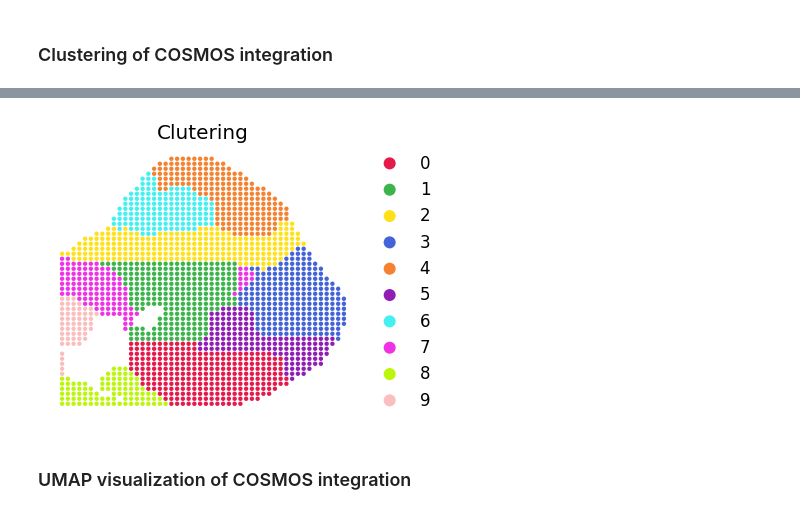
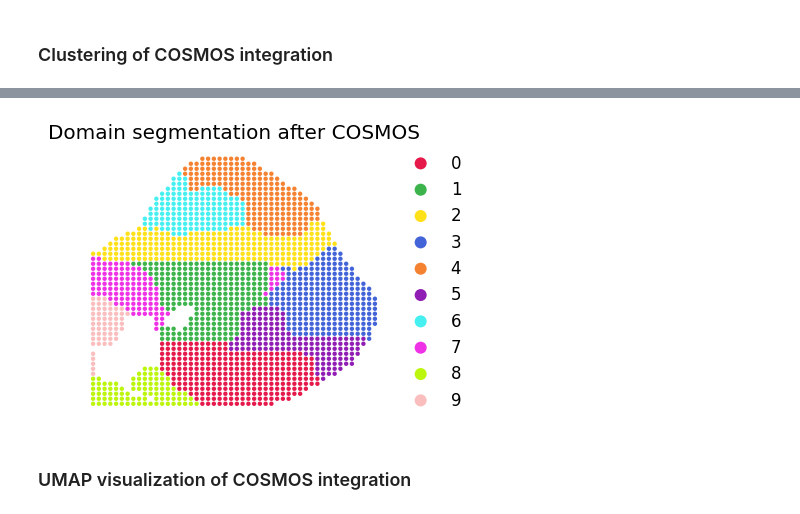
Before and after one commit to Lin-Xu-lab/COSMOS_Tutorials, a Jupyter notebook: docs/source/Tutorial_DBit_Seq_MouseEmbryo.ipynb, the cells around one changed output, grey strips where cells are left out. Cells and saved outputs as stored; diff of their text form; code cells hidden in the pictures.

```diff
--- a/docs/source/Tutorial_DBit_Seq_MouseEmbryo.ipynb
+++ b/docs/source/Tutorial_DBit_Seq_MouseEmbryo.ipynb
@@ -125,25 +127,25 @@ optimal res = 0.62
 # %%
 # Plotting figures
 
 adata_new = adata1.copy()
 adata_new.obs['Cluster_cosmos'] = opt_clusters_cosmos
 adata_new.obs["Cluster_cosmos"]=adata_new.obs["Cluster_cosmos"].astype('category')
 
 matplotlib.rcParams['font.size'] = 12.0
 fig, axes = plt.subplots(1, 1, figsize=(4,3.5))
 sz = 40
 plot_color=['#e6194b', '#3cb44b', '#ffe119', '#4363d8', '#f58231', '#911eb4', '#46f0f0', '#f032e6', \
             '#bcf60c', '#fabebe', '#008080', '#e6beff', '#9a6324', '#ffd8b1', '#800000', '#aaffc3', '#808000', '#000075', '#000000', '#808080', '#ffffff', '#fffac8']
 
 domains="Cluster_cosmos"
 num_celltype=len(adata_new.obs[domains].unique())
 adata_new.uns[domains+"_colors"]=list(plot_color[:num_celltype])
-titles = 'Clutering'
+titles = 'Domain segmentation after COSMOS'
 ax=sc.pl.scatter(adata_new,alpha=1,x="x_pos",y="y_pos",color=domains,title=titles ,color_map=plot_color,show=False,size=sz,ax = axes)
 ax.axis('off')
 ax.axes.invert_yaxis()
 # %% [output]
-[figure, old version]
+[figure, new version]
 # %% [markdown]
 ### UMAP visualization of COSMOS integration
 # %%
```
Also changed, not shown: parts of 3 cells of this notebook, 2 other files.
